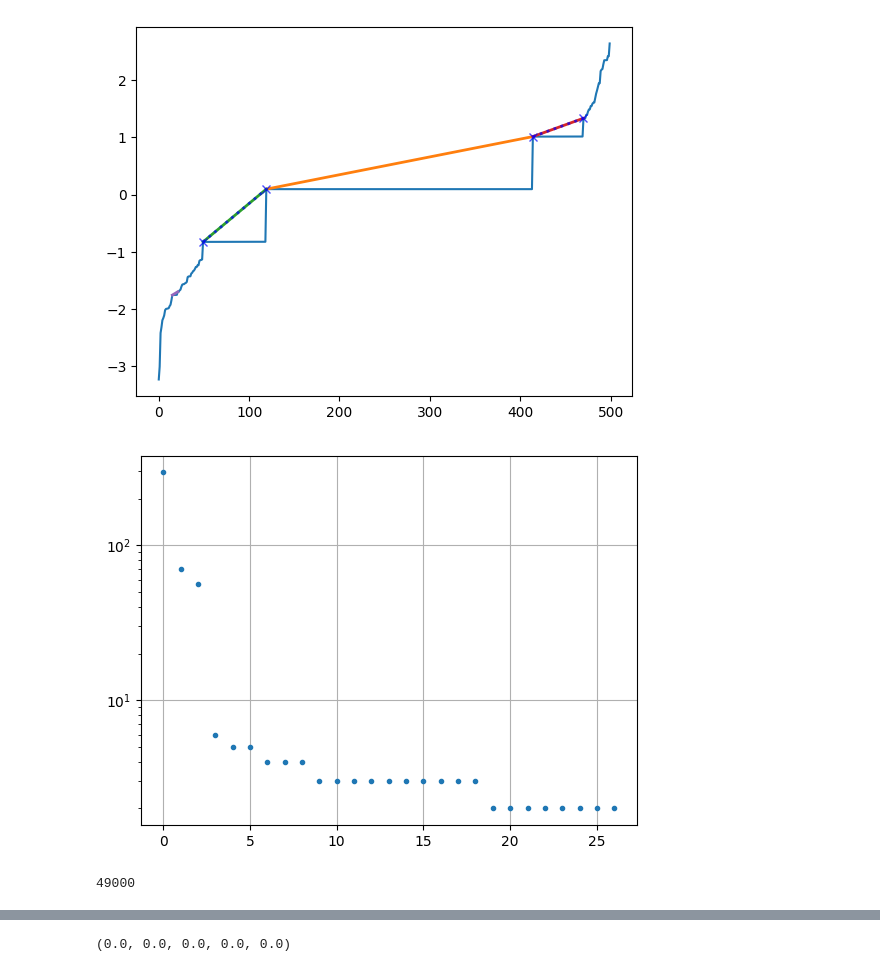
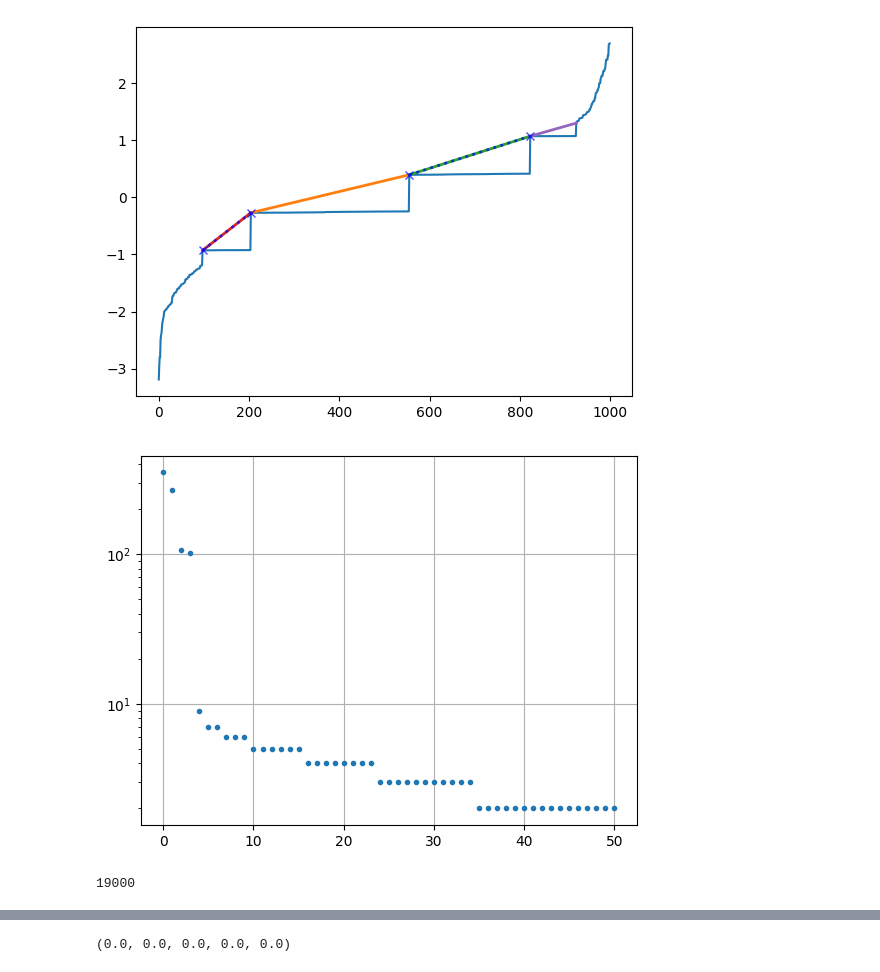
Before and after one commit to Gug-Young/Kuramoto-model, a Jupyter notebook: 23.06.07 Group check.ipynb, the cells around one changed output, grey strips where cells are left out. Saved outputs shown, nothing was run; the diff lists cells and outputs as text; code cells hidden in the pictures.

```diff
--- a/23.06.07 Group check.ipynb
+++ b/23.06.07 Group check.ipynb
@@ -16,12 +17,12 @@ import parmap
 # %%
 seed =10
-N = 500
+N = 1000
 theta_random,omega,Kc = Normal(N,0,1,seed=seed)
 omega = omega - np.mean(omega)
 omega = np.sort(omega)
 m = 6
-t = np.arange(0,5000,0.1)
-K = 4.1
+t = np.arange(0,20000,1)
+K = 4.3
 to_ppi = lambda y: (y + np.pi)%(2*np.pi) - np.pi
 theta, dtheta,rs = mf2(K,N=N,m=m,t_array=t,p_theta=theta_random,p_dtheta= omega,p_omega=omega)
 new_theta = to_ppi(theta)
@@ -78,7 +516,10 @@ C_0,S_0 = get_cluster(peaks,0)
 C_1,S_1 = get_cluster(peaks,1)
 C_2,S_2 = get_cluster(peaks,2)
 C_3,S_3 = get_cluster(peaks,3)
-l_c,r_c = near_main(peaks)
+l_c,S_l = get_cluster(peaks,'l')
+r_c,S_r = get_cluster(peaks,'r')
+
+
 max_s = np.sort(diff_dtheta[peaks])[::-1][:2]
 # plt.plot(0.01/diff_dtheta)
 plt.plot(peaks,diff_dtheta[peaks],'.')
@@ -106,6 +547,6 @@ plt.grid()
-[figure, old version]
+[figure, new version]
-[figure, old version]
+[figure, new version]
 # %%
 len(t)-1000
 # %% [output]
-49000
+19000
```
Also changed, not shown: parts of 63 cells of this notebook.
